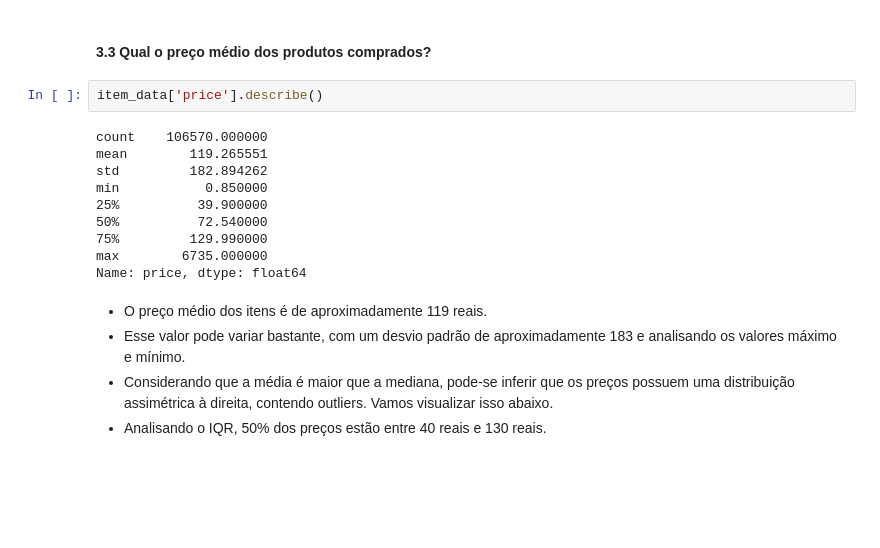
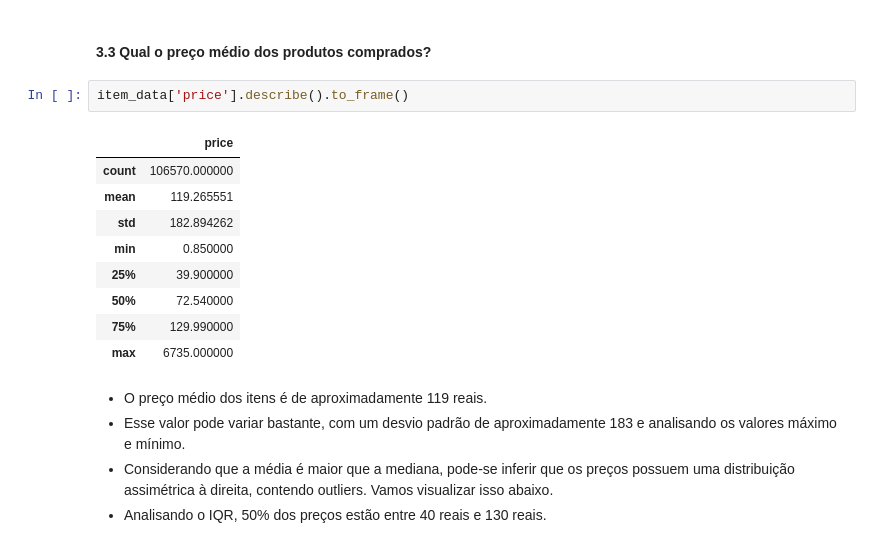
Before and after one commit to allmeidaapedro/Olist-Analysis, a Jupyter notebook: eda.ipynb, the cells around one changed output. Drawn from its saved outputs; the diff is of its cells as text; blank space fills up the shorter version.

```diff
--- a/eda.ipynb
+++ b/eda.ipynb
@@ -522,17 +522,17 @@ Agora, limparei a variável "customer_city" renomeando domínios que representam
 # %% [markdown]
 #### 3.3 Qual o preço médio dos produtos comprados?
 # %%
-item_data['price'].describe()
+item_data['price'].describe().to_frame()
 # %% [output]
-count    106570.000000
-mean        119.265551
-std         182.894262
-min           0.850000
-25%          39.900000
-50%          72.540000
-75%         129.990000
-max        6735.000000
-Name: price, dtype: float64
+|  | price |
+| count | 106570.000000 |
+| mean | 119.265551 |
+| std | 182.894262 |
+| min | 0.850000 |
+| 25% | 39.900000 |
+| 50% | 72.540000 |
+| 75% | 129.990000 |
+| max | 6735.000000 |
 # %% [markdown]
 - O preço médio dos itens é de aproximadamente 119 reais.
 - Esse valor pode variar bastante, com um desvio padrão de aproximadamente 183 e analisando os valores máximo e mínimo.
```
Also changed, not shown: parts of 6 cells of this notebook.
